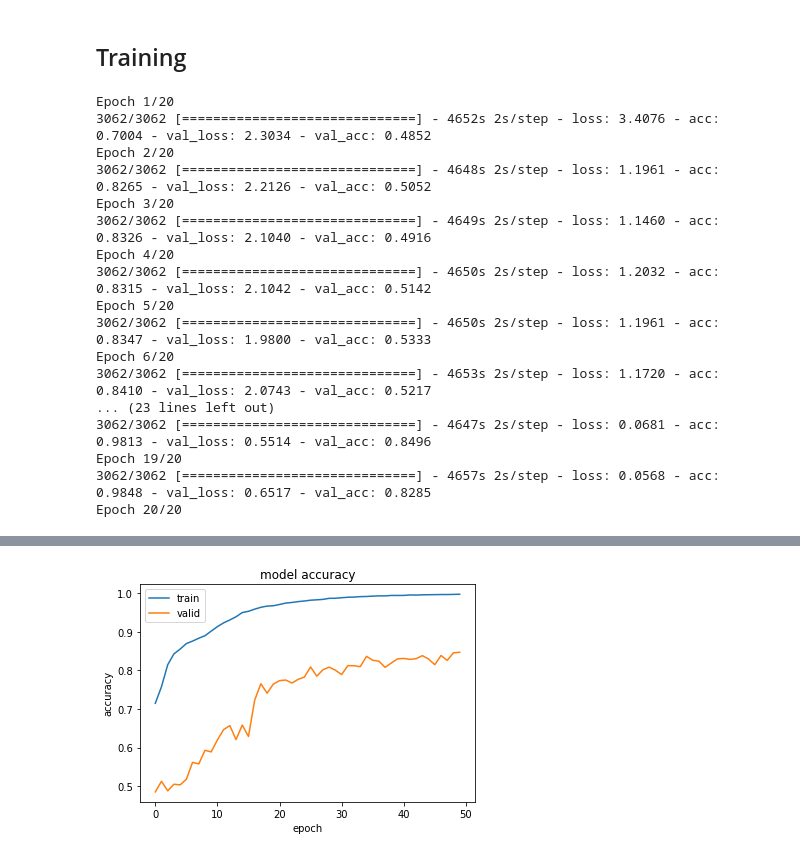
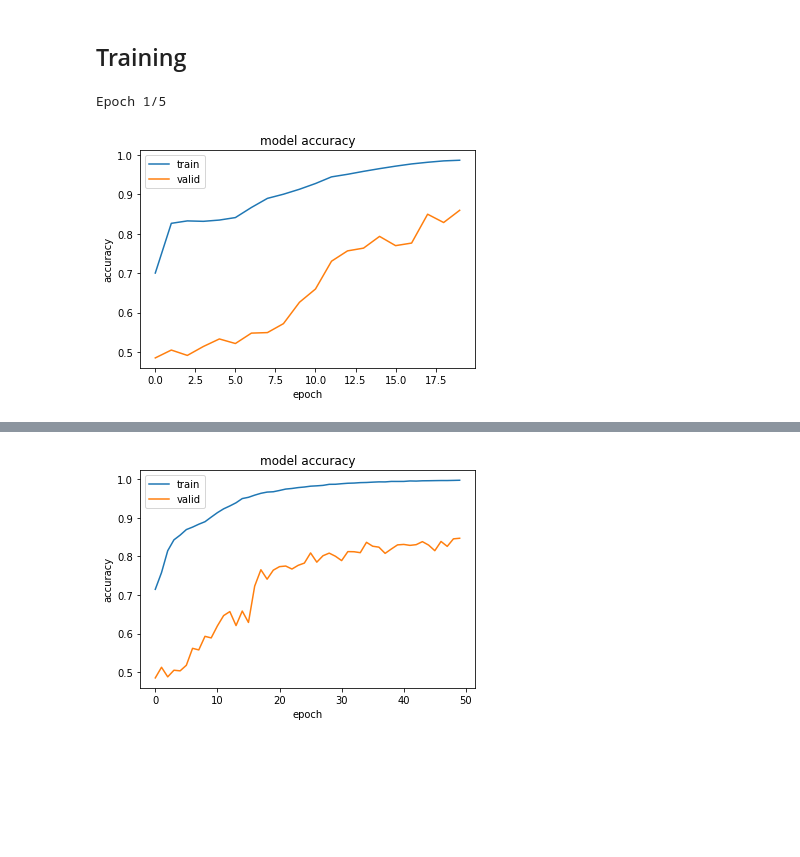
Before and after one commit to tcl326/relation-networks, a Jupyter notebook: A Simple Neural Network Module for Relational Reasoning.ipynb, the cells around one changed output, grey strips where cells are left out. Cells and saved outputs as stored; diff of their text form; code cells hidden in the pictures; blank space fills up the shorter version.

```diff
--- a/A Simple Neural Network Module for Relational Reasoning.ipynb
+++ b/A Simple Neural Network Module for Relational Reasoning.ipynb
@@ -476,23 +476,7 @@ visualmodel_history = VisualModel.fit_generator(generator = training_generator,
                     steps_per_epoch = (len(train_dataset)*20)//batch_size,
                     validation_data = validation_generator,
                     validation_steps = (len(test_dataset)*20)//batch_size,
-                    epochs = 20)
+                    epochs = 5)
 # %% [output]
-Epoch 1/20
-3062/3062 [==============================] - 4652s 2s/step - loss: 3.4076 - acc: 0.7004 - val_loss: 2.3034 - val_acc: 0.4852
-Epoch 2/20
-3062/3062 [==============================] - 4648s 2s/step - loss: 1.1961 - acc: 0.8265 - val_loss: 2.2126 - val_acc: 0.5052
-Epoch 3/20
-3062/3062 [==============================] - 4649s 2s/step - loss: 1.1460 - acc: 0.8326 - val_loss: 2.1040 - val_acc: 0.4916
-Epoch 4/20
-3062/3062 [==============================] - 4650s 2s/step - loss: 1.2032 - acc: 0.8315 - val_loss: 2.1042 - val_acc: 0.5142
-Epoch 5/20
-3062/3062 [==============================] - 4650s 2s/step - loss: 1.1961 - acc: 0.8347 - val_loss: 1.9800 - val_acc: 0.5333
-Epoch 6/20
-3062/3062 [==============================] - 4653s 2s/step - loss: 1.1720 - acc: 0.8410 - val_loss: 2.0743 - val_acc: 0.5217
-... (23 lines left out)
-3062/3062 [==============================] - 4647s 2s/step - loss: 0.0681 - acc: 0.9813 - val_loss: 0.5514 - val_acc: 0.8496
-Epoch 19/20
-3062/3062 [==============================] - 4657s 2s/step - loss: 0.0568 - acc: 0.9848 - val_loss: 0.6517 - val_acc: 0.8285
-Epoch 20/20
+Epoch 1/5
 # %%
@@ -500,14 +484,16 @@ VisualModel.save('VisualModelLarge.h5')
 # %%
 import matplotlib.pyplot as plt
 
-plt.plot(baseline_history.history['acc'])
-plt.plot(baseline_history.history['val_acc'])
+plt.plot(visualmodel_history.history['acc'])
+plt.plot(visualmodel_history.history['val_acc'])
 plt.title('model accuracy')
 plt.ylabel('accuracy')
 plt.xlabel('epoch')
 plt.legend(['train', 'valid'], loc='upper left')
 plt.savefig('figures/VisualModelAccuracy')
 plt.show()
+# %% [output]
+[figure, added]
 # %%
 from keras.optimizers import Adam
 lr = 1e-4
```
Also changed, not shown: parts of 3 cells of this notebook.
